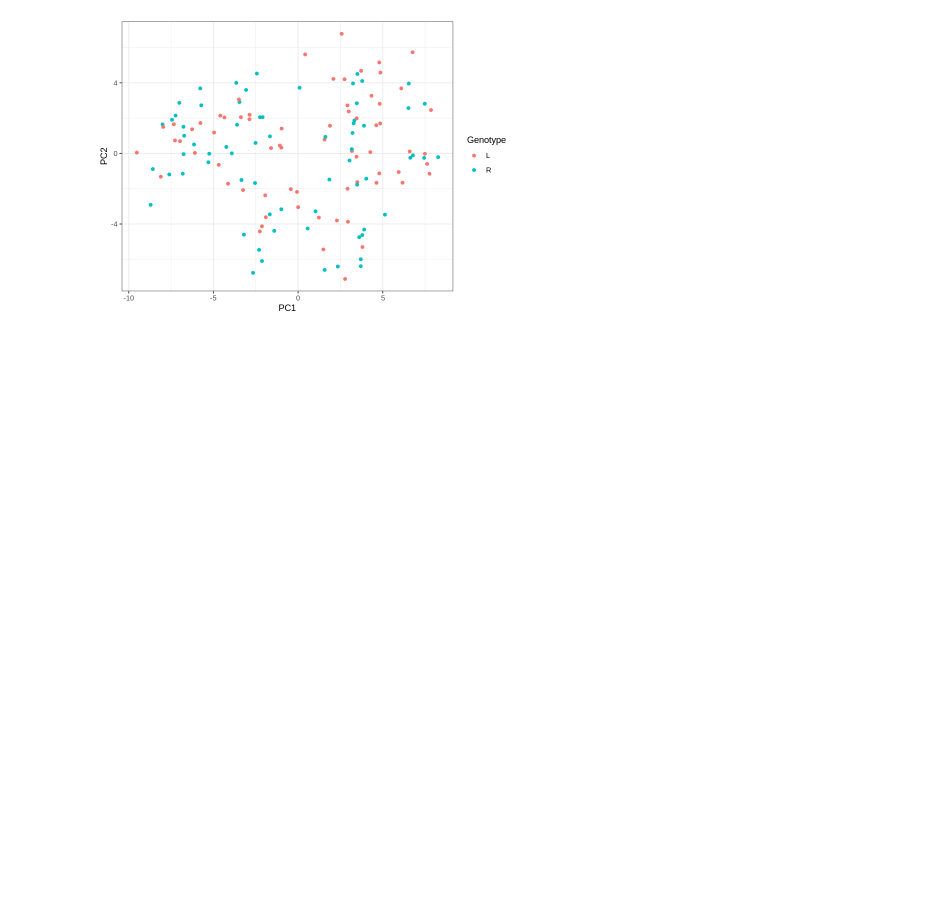
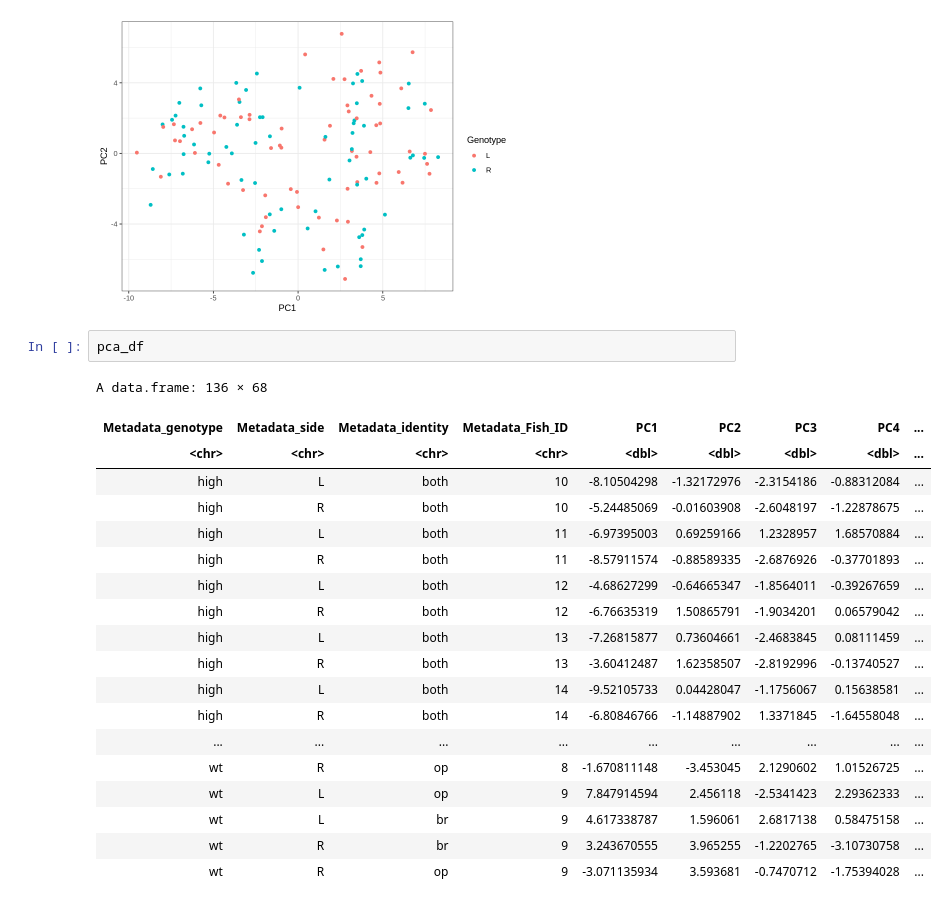
Before and after one commit to MikeLippincott/Nichols_Lab_Collaboration, a Jupyter notebook: 6.analyze_features/notebooks/0.eda.ipynb, the cells around one changed output. Saved outputs shown, nothing was run; the diff lists cells and outputs as text; blank space fills up the shorter version.

```diff
--- a/6.analyze_features/notebooks/0.eda.ipynb
+++ b/6.analyze_features/notebooks/0.eda.ipynb
@@ -388,3 +416,25 @@ pca_plot
 ggsave("pca_plot_side_manual_selection.png", path = file.path("..","figures"), width = width, height = height, units = "in", dpi = 600)
 # %% [output]
 [figure]
+# %%
+pca_df
+# %% [output]
+A data.frame: 136 × 68
+| Metadata_genotype | Metadata_side | Metadata_identity | Metadata_Fish_ID | PC1 | PC2 | PC3 | PC4 | ... |
+| <chr> | <chr> | <chr> | <chr> | <dbl> | <dbl> | <dbl> | <dbl> | ... |
+| high | L | both | 10 | -8.10504298 | -1.32172976 | -2.3154186 | -0.88312084 | ... |
+| high | R | both | 10 | -5.24485069 | -0.01603908 | -2.6048197 | -1.22878675 | ... |
+| high | L | both | 11 | -6.97395003 | 0.69259166 | 1.2328957 | 1.68570884 | ... |
+| high | R | both | 11 | -8.57911574 | -0.88589335 | -2.6876926 | -0.37701893 | ... |
+| high | L | both | 12 | -4.68627299 | -0.64665347 | -1.8564011 | -0.39267659 | ... |
+| high | R | both | 12 | -6.76635319 | 1.50865791 | -1.9034201 | 0.06579042 | ... |
+| high | L | both | 13 | -7.26815877 | 0.73604661 | -2.4683845 | 0.08111459 | ... |
+| high | R | both | 13 | -3.60412487 | 1.62358507 | -2.8192996 | -0.13740527 | ... |
+| high | L | both | 14 | -9.52105733 | 0.04428047 | -1.1756067 | 0.15638581 | ... |
+| high | R | both | 14 | -6.80846766 | -1.14887902 | 1.3371845 | -1.64558048 | ... |
+| ... | ... | ... | ... | ... | ... | ... | ... | ... |
+| wt | R | op | 8 | -1.670811148 | -3.453045 | 2.1290602 | 1.01526725 | ... |
+| wt | L | op | 9 | 7.847914594 | 2.456118 | -2.5341423 | 2.29362333 | ... |
+| wt | L | br | 9 | 4.617338787 | 1.596061 | 2.6817138 | 0.58475158 | ... |
+| wt | R | br | 9 | 3.243670555 | 3.965255 | -1.2202765 | -3.10730758 | ... |
+| wt | R | op | 9 | -3.071135934 | 3.593681 | -0.7470712 | -1.75394028 | ... |
```
Also changed, not shown: parts of 9 cells of this notebook, 42 other files.
